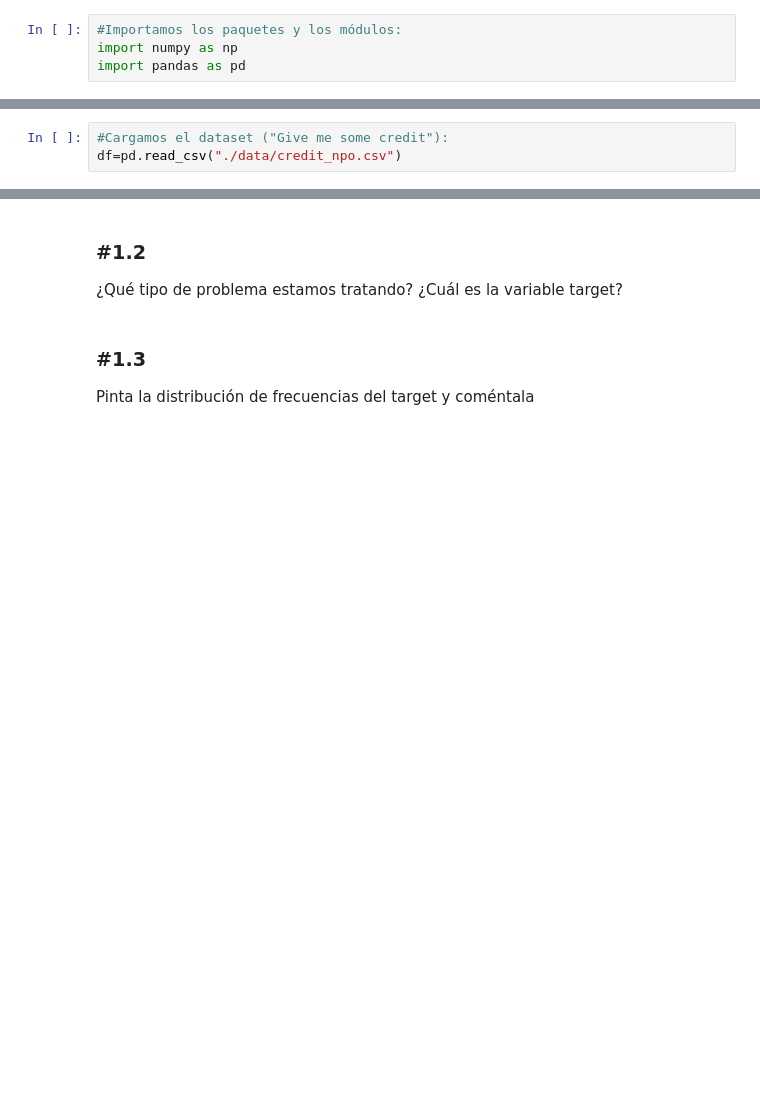
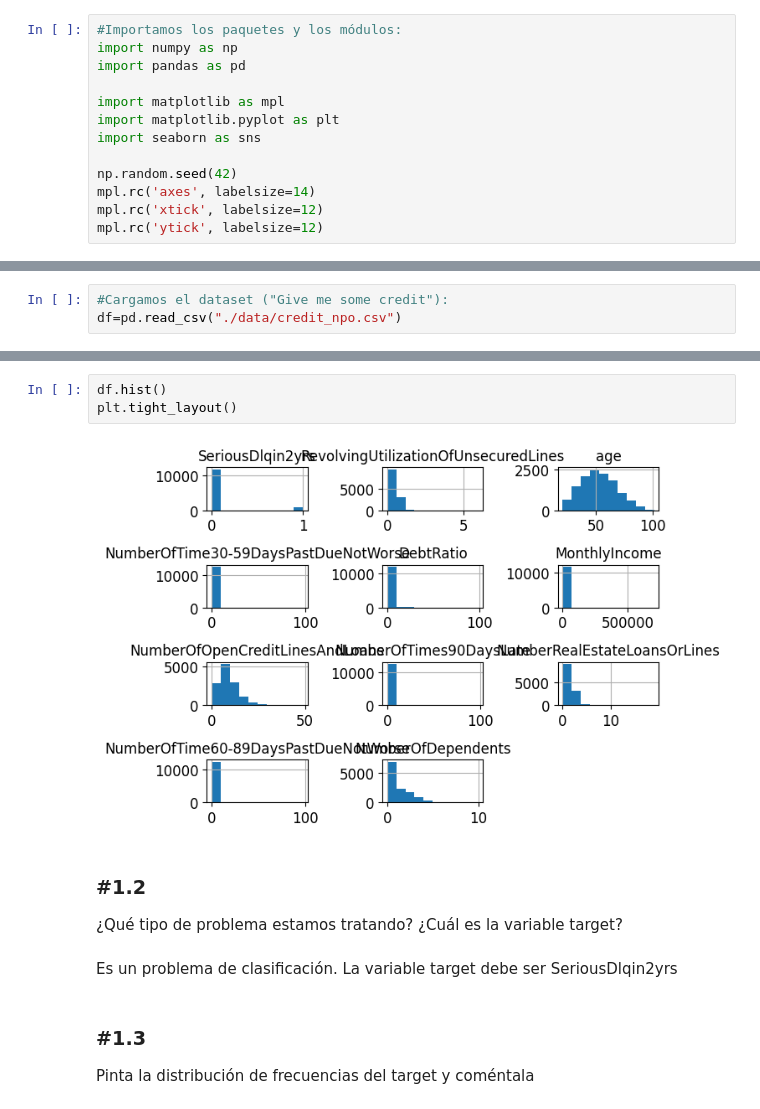
Before and after one commit to AQuindimil/DS-Online_AQR, a Jupyter notebook: 04_Machine_Learning/Sprint_12/Unidad_01_ML_Supervisado_Otros_Modelos/03_Practica_Obligatoria/18_Practica_Obligatoria_Supervisado_Otros_Modelos.ipynb, the cells around one changed output, grey strips where cells are left out. Drawn from its saved outputs; the diff is of its cells as text; blank space fills up the shorter version.

```diff
--- a/04_Machine_Learning/Sprint_12/Unidad_01_ML_Supervisado_Otros_Modelos/03_Practica_Obligatoria/18_Practica_Obligatoria_Supervisado_Otros_Modelos.ipynb
+++ b/04_Machine_Learning/Sprint_12/Unidad_01_ML_Supervisado_Otros_Modelos/03_Practica_Obligatoria/18_Practica_Obligatoria_Supervisado_Otros_Modelos.ipynb
@@ -15,6 +19,15 @@ Importa los paquetes y módulos que necesites a lo largo del notebook.
 #Importamos los paquetes y los módulos:
 import numpy as np
 import pandas as pd
+
+import matplotlib as mpl
+import matplotlib.pyplot as plt
+import seaborn as sns
+
+np.random.seed(42)
+mpl.rc('axes', labelsize=14)
+mpl.rc('xtick', labelsize=12)
+mpl.rc('ytick', labelsize=12)
 # %% [markdown]
 ### #1. El problema y los datos
 # %% [markdown]
@@ -54,6 +104,13 @@ NumberOfDependents -->
+# %%
+df.hist()
+plt.tight_layout()
+# %% [output]
+[figure, added]
 # %% [markdown]
 ### #1.2
 ¿Qué tipo de problema estamos tratando? ¿Cuál es la variable target?
+# %% [markdown]
+Es un problema de clasificación. La variable target debe ser SeriousDlqin2yrs
 # %% [markdown]
 ### #1.3
 Pinta la distribución de frecuencias del target y coméntala
```
Also changed, not shown: parts of 6 cells of this notebook, 9 other files.
